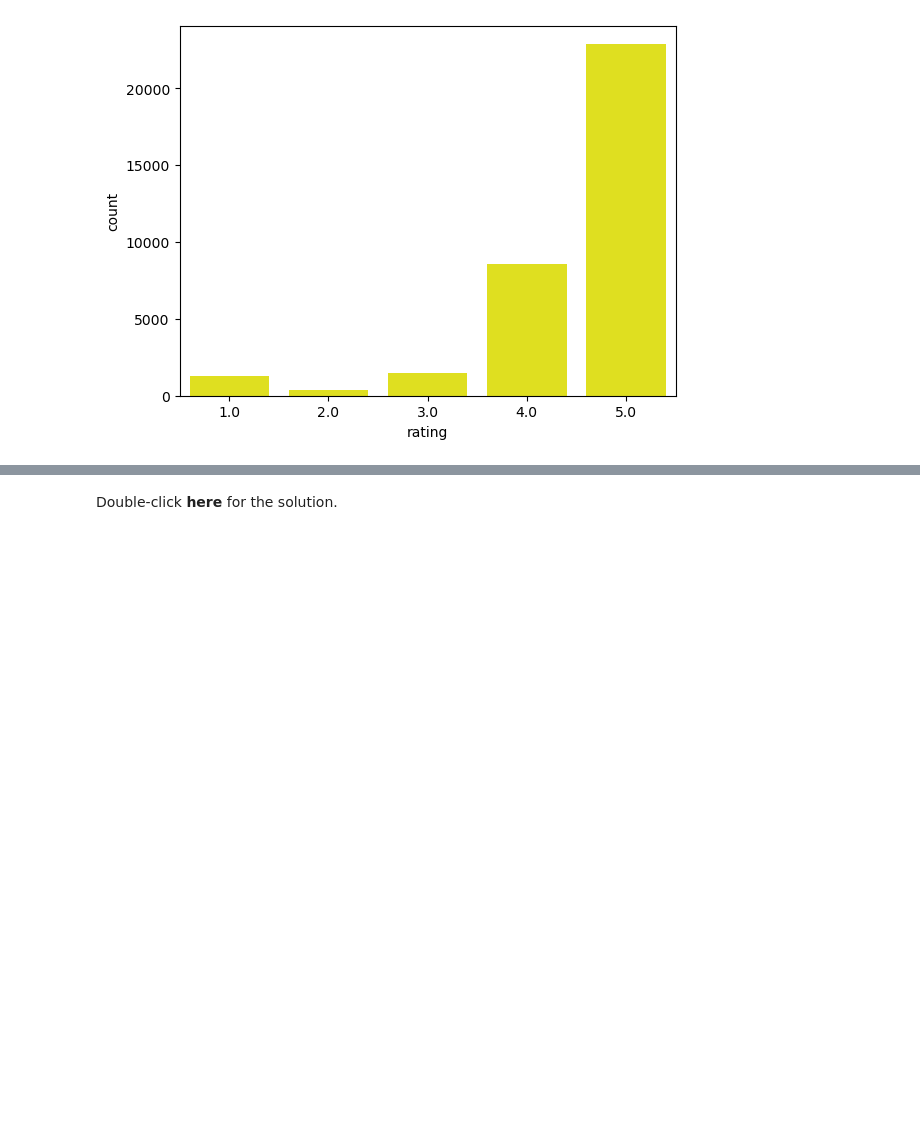
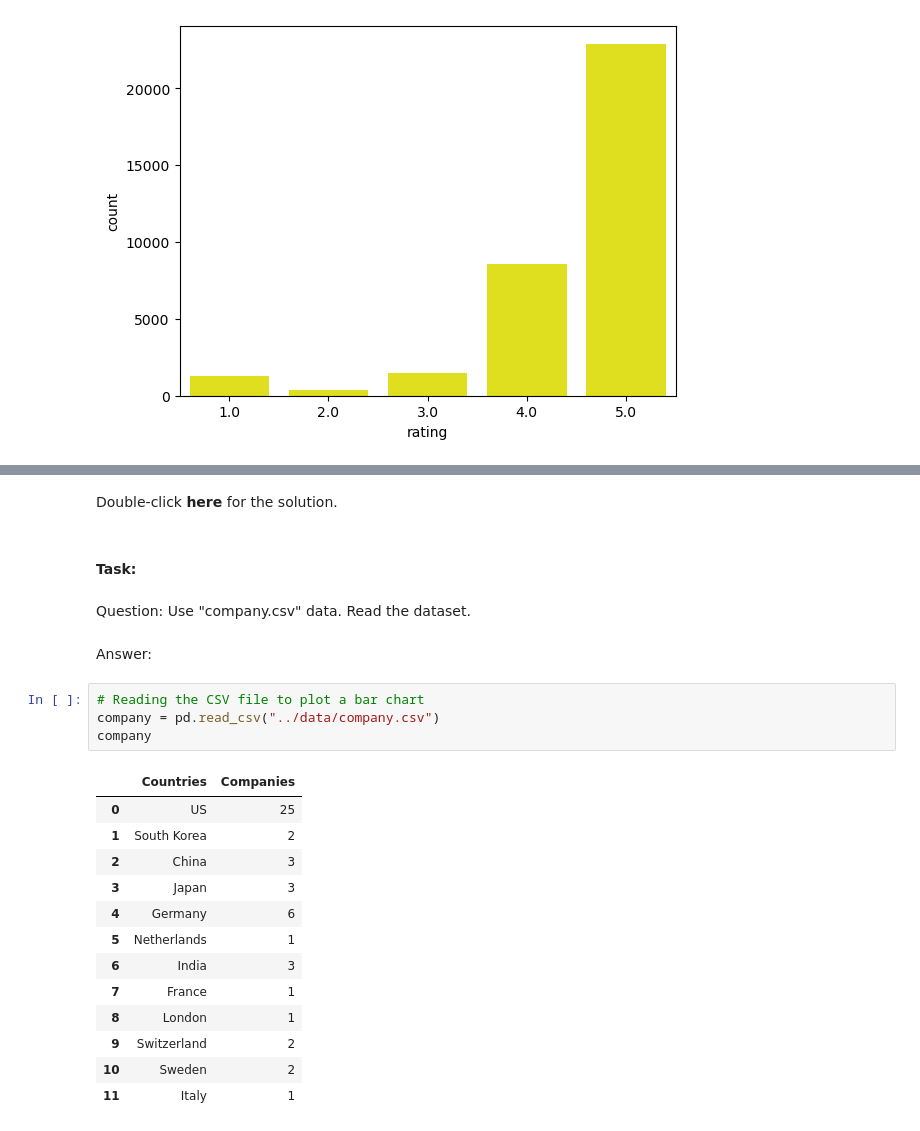
Before and after one commit to shaq31415926/March-Bootcamp, a Jupyter notebook: week5&6/notebooks/bar_chart_&_count_plot.ipynb, the cells around one changed output, grey strips where cells are left out. Saved outputs shown, nothing was run; the diff lists cells and outputs as text; blank space fills up the shorter version.

```diff
--- a/week5&6/notebooks/bar_chart_&_count_plot.ipynb
+++ b/week5&6/notebooks/bar_chart_&_count_plot.ipynb
@@ -146,9 +146,33 @@ Double-click <b>here</b> for the solution.
 
 import seaborn as sns
 
-sns.countplot(x = 'brand', data = amazon, color = "DarkMagenta", width = 1)
+sns.countplot(x = 'brand', data = amazon, color = "DarkMagenta", width = 0.9)
 
 # or:
-# sns.countplot(x = 'brand', data = amazon, color = "#8B008B", width = 1)
+# sns.countplot(x = 'brand', data = amazon, color = "#8B008B", width = 0.9)
 
 -->
+# %% [markdown]
+#### Task:
+# %% [markdown]
+Question: Use "company.csv" data. Read the dataset.
+# %% [markdown]
+Answer:
+# %%
+# Reading the CSV file to plot a bar chart
+company = pd.read_csv("../data/company.csv")
+company
+# %% [output]
+|  | Countries | Companies |
+| 0 | US | 25 |
+| 1 | South Korea | 2 |
+| 2 | China | 3 |
+| 3 | Japan | 3 |
+| 4 | Germany | 6 |
+| 5 | Netherlands | 1 |
+| 6 | India | 3 |
+| 7 | France | 1 |
+| 8 | London | 1 |
+| 9 | Switzerland | 2 |
+| 10 | Sweden | 2 |
+| 11 | Italy | 1 |
```
Also changed, not shown: parts of 12 cells of this notebook, 1 other file.
